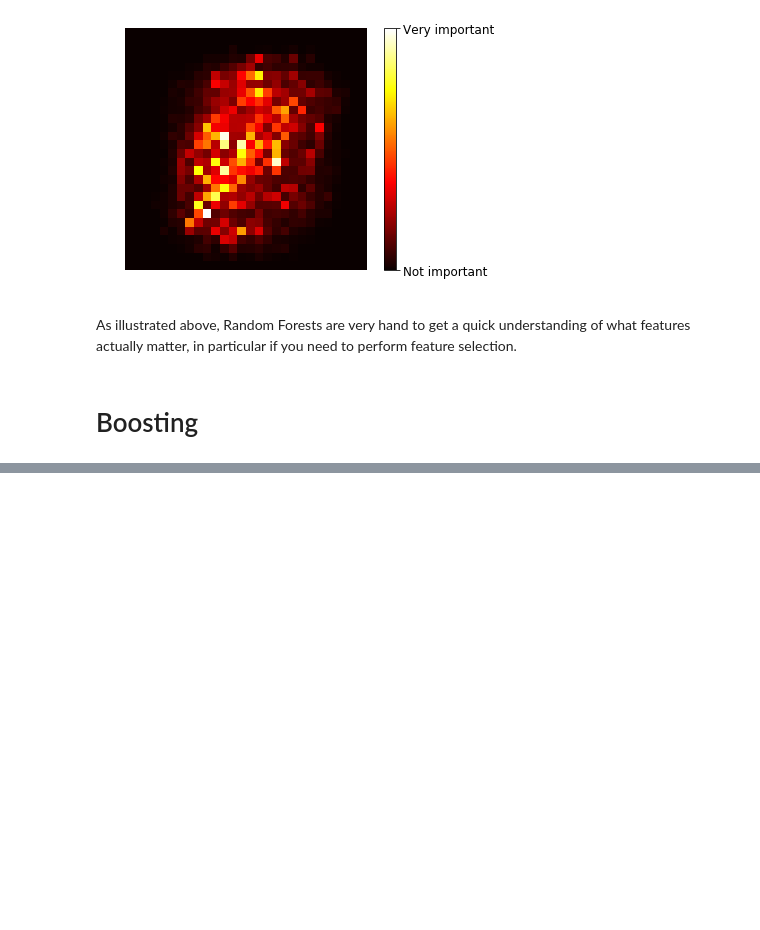
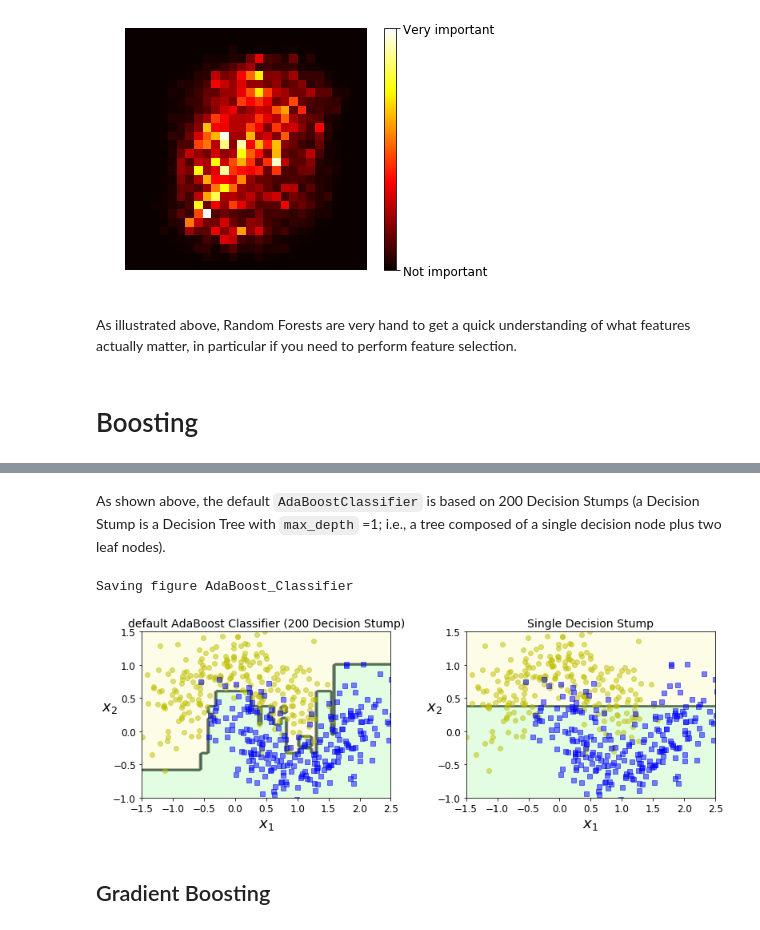
Before and after one commit to cynicmouth/oreilly-hands-on-ml-book-practice, a Jupyter notebook: Chapter 7 - Ensemble Learning and Random Forests.ipynb, the cells around one changed output, grey strips where cells are left out. Cells and saved outputs as stored; diff of their text form; code cells hidden in the pictures; blank space fills up the shorter version.

```diff
--- a/Chapter 7 - Ensemble Learning and Random Forests.ipynb
+++ b/Chapter 7 - Ensemble Learning and Random Forests.ipynb
@@ -514,0 +612,6 @@ As illustrated above, Random Forests are very hand to get a quick understanding
+# %%
+from sklearn.ensemble import AdaBoostClassifier
+
+ada_clf = AdaBoostClassifier(DecisionTreeClassifier(max_depth = 1), n_estimators = 200,
+                            algorithm = 'SAMME.R', learning_rate = 0.5, random_state = 42)
+ada_clf.fit(X_train, y_train)
@@ -514,0 +627,19 @@ As illustrated above, Random Forests are very hand to get a quick understanding
+# %% [markdown]
+As shown above, the default `AdaBoostClassifier` is based on 200 Decision Stumps (a Decision Stump is a Decision Tree with `max_depth` =1; i.e., a tree composed of a single decision node plus two leaf nodes).
+# %%
+tree_clf = DecisionTreeClassifier(max_depth = 1)
+tree_clf.fit(X_train, y_train)
+
+plt.figure(figsize = (11,4))
+plt.subplot(121)
+plot_decision_boundary(ada_clf, X, y)
+plt.title('default AdaBoost Classifier (200 Decision Stump)', fontsize =14)
+plt.subplot(122)
+plot_decision_boundary(tree_clf, X,y)
+plt.title('Single Decision Stump', fontsize = 14)
+save_fig('AdaBoost_Classifier')
+# %% [output]
+Saving figure AdaBoost_Classifier
+[figure, added]
+# %% [markdown]
+## Gradient Boosting
```
Also changed, not shown: parts of 26 cells of this notebook, 2 other files.
